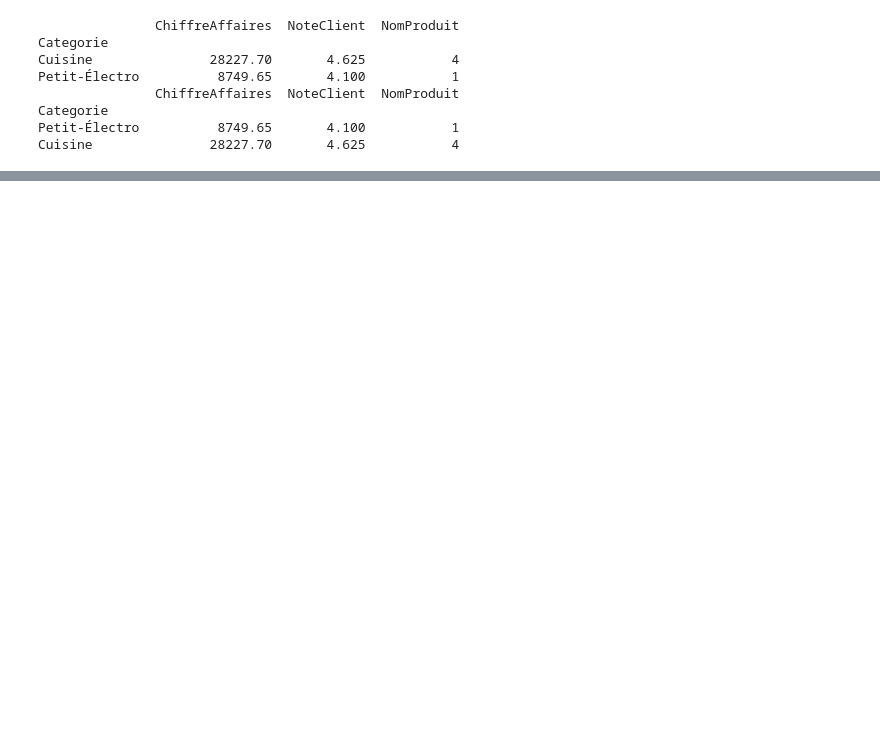
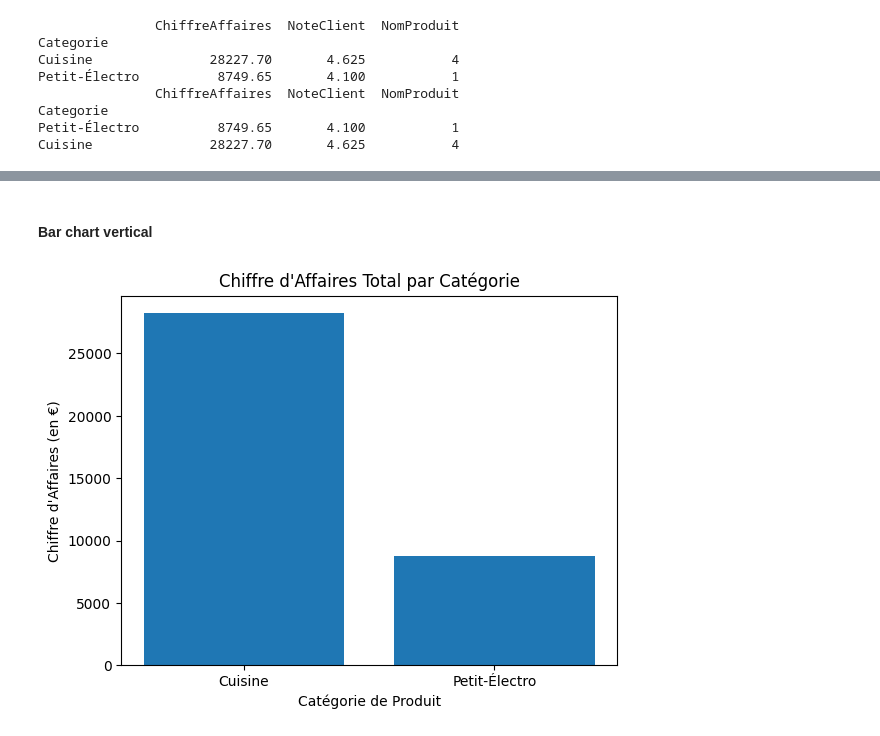
Before and after one commit to vicduch/apprentissageMLPython, a Jupyter notebook: Apprentissage_Python_ML.ipynb, the cells around one changed output, grey strips where cells are left out. Cells and saved outputs as stored; diff of their text form; code cells hidden in the pictures; blank space fills up the shorter version.

```diff
--- a/Apprentissage_Python_ML.ipynb
+++ b/Apprentissage_Python_ML.ipynb
@@ -462,0 +513,10 @@ Cuisine               28227.70       4.625           4
+# %% [markdown]
+#### Bar chart vertical
+# %%
+plt.bar(rapport_ca.index, rapport_ca.values)
+plt.title("Chiffre d'Affaires Total par Catégorie")
+plt.xlabel("Catégorie de Produit")
+plt.ylabel("Chiffre d'Affaires (en €)")
+plt.show()
+# %% [output]
+[figure, added]
```
Also changed, not shown: parts of 19 cells of this notebook.
